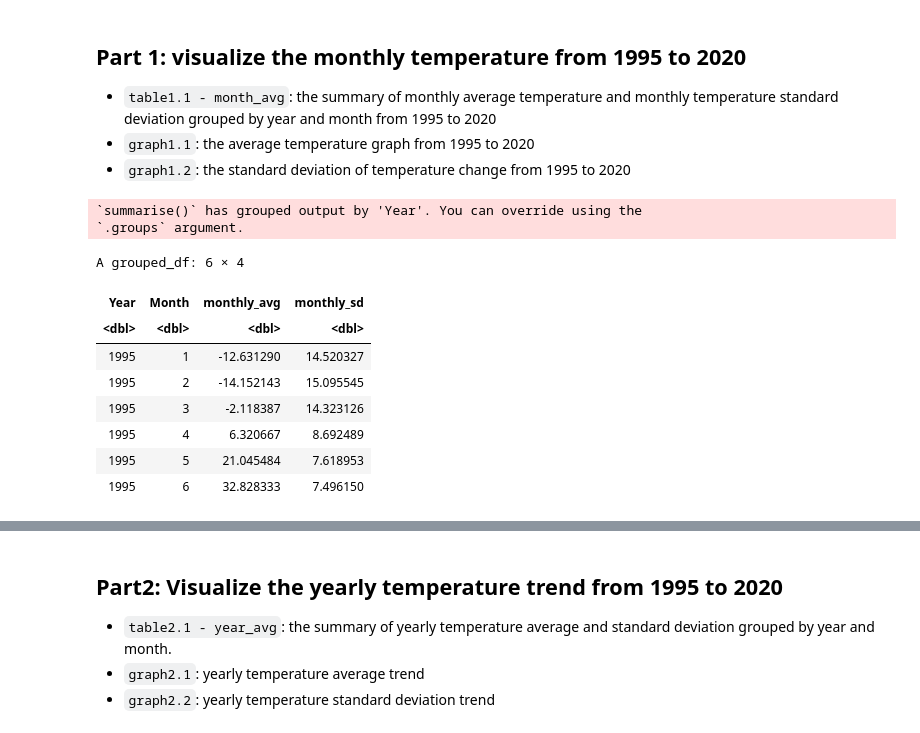
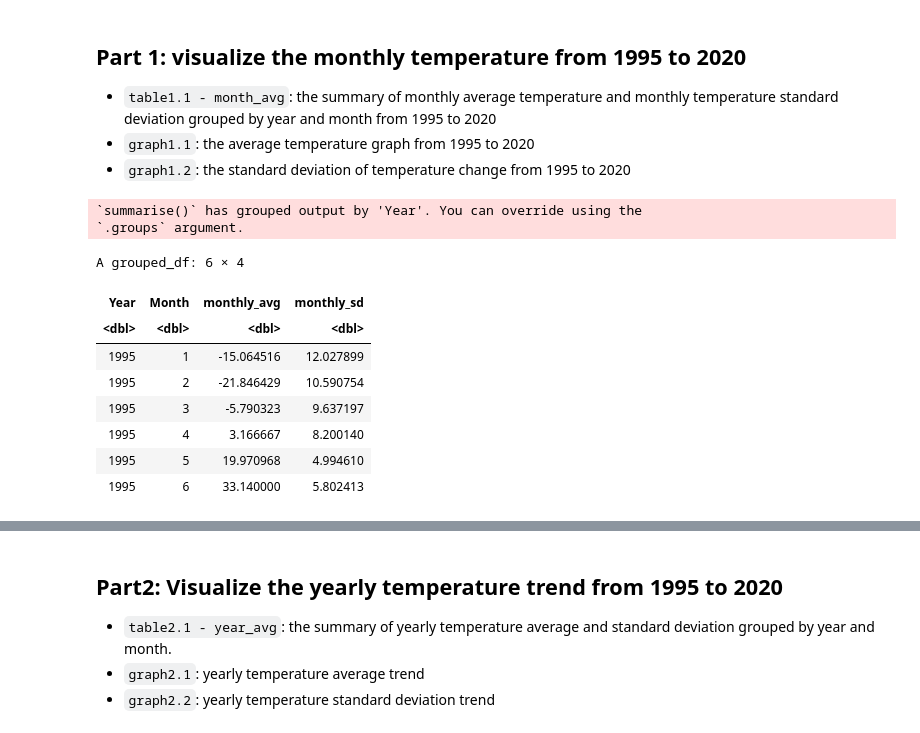
Before and after one commit to abnerbal/Canada_Temp_Hypothesis_Test, a Jupyter notebook: group_project.ipynb, the cells around one changed output, grey strips where cells are left out. Saved outputs shown, nothing was run; the diff lists cells and outputs as text; code cells hidden in the pictures.

```diff
--- a/group_project.ipynb
+++ b/group_project.ipynb
@@ -60,8 +60,9 @@ temp_canada <- temp_canada |>
 select(City, Month, Day, Year, AvgTemperature)
 write.csv(temp_canada, "canada_temperature.csv", row.names=FALSE)
 # %%
-temp_canada <- read_csv("canada_temperature.csv")
-head(temp_canada)
+temp_quebec <- read_csv("canada_temperature.csv")|>
+filter(City == "Quebec")
+head(temp_quebec)
 # %% [output]
 Rows: 74245 Columns: 5
 ── Column specification ────────────────────────────────────────────────────────
@@ -107,24 +108,24 @@ f_to_c <- function(var) {
     return (var-32)/1.8
 }
 # %%
-month_avg <- temp_canada |>
+month_avg <- temp_quebec |>
 filter(!is.na(AvgTemperature))|>
 mutate(AvgTemperature = f_to_c(AvgTemperature))|>
 group_by(Year, Month)|>
 summarize(monthly_avg = mean(AvgTemperature),
          monthly_sd = sd(AvgTemperature))
 head(month_avg)
 # %% [output]
 `summarise()` has grouped output by 'Year'. You can override using the
 `.groups` argument.
 A grouped_df: 6 × 4
 | Year | Month | monthly_avg | monthly_sd |
 | <dbl> | <dbl> | <dbl> | <dbl> |
-| 1995 | 1 | -12.631290 | 14.520327 |
-| 1995 | 2 | -14.152143 | 15.095545 |
-| 1995 | 3 | -2.118387 | 14.323126 |
-| 1995 | 4 | 6.320667 | 8.692489 |
-| 1995 | 5 | 21.045484 | 7.618953 |
-| 1995 | 6 | 32.828333 | 7.496150 |
+| 1995 | 1 | -15.064516 | 12.027899 |
+| 1995 | 2 | -21.846429 | 10.590754 |
+| 1995 | 3 | -5.790323 | 9.637197 |
+| 1995 | 4 | 3.166667 | 8.200140 |
+| 1995 | 5 | 19.970968 | 4.994610 |
+| 1995 | 6 | 33.140000 | 5.802413 |
 # %%
 # visualize the monthly change
```
Also changed, not shown: parts of 6 cells of this notebook.
